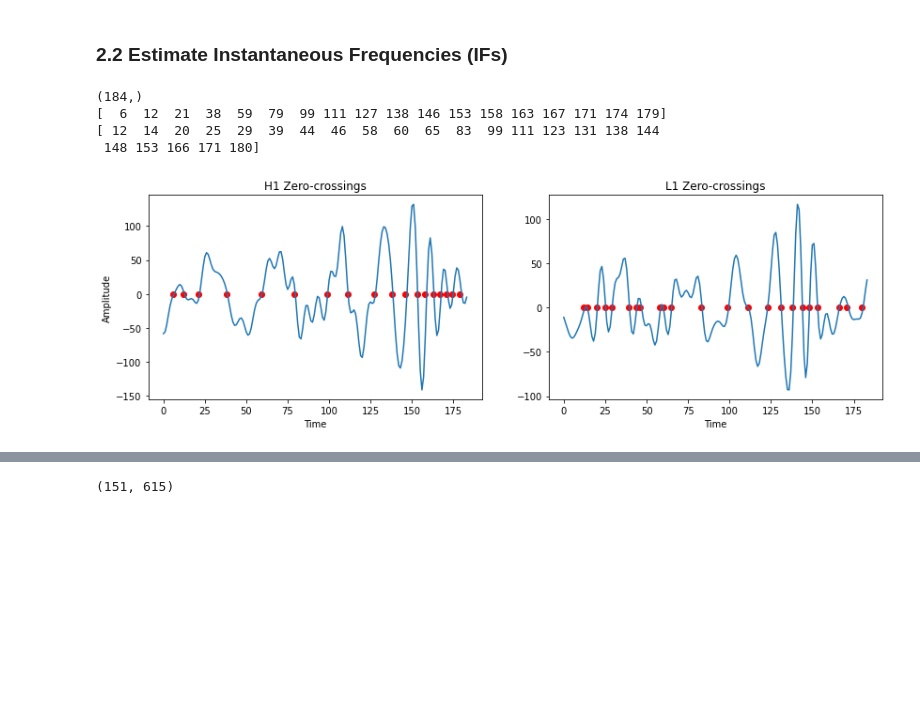
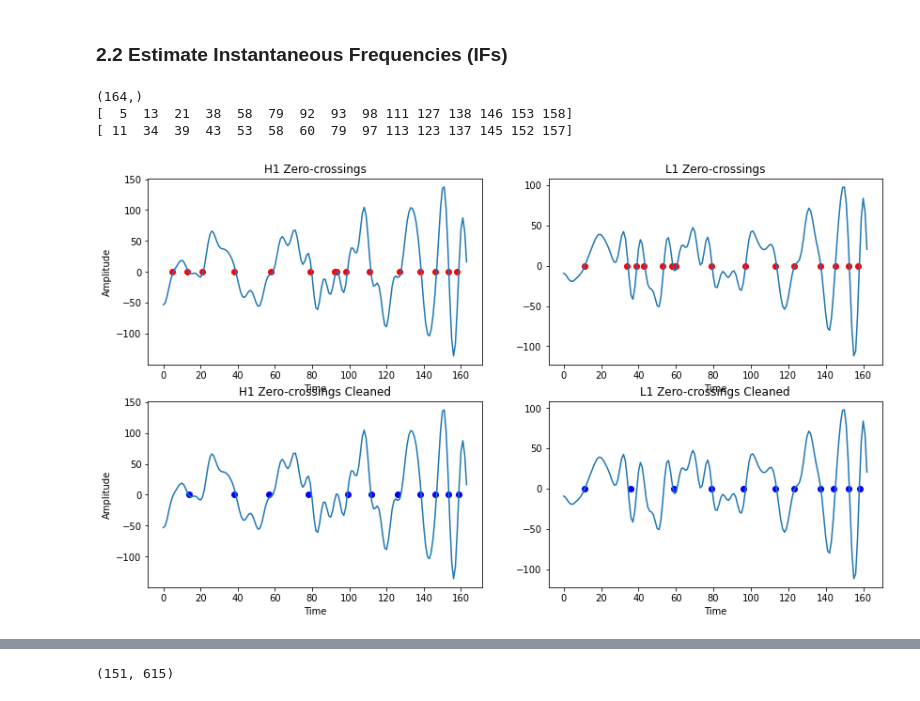
Before and after one commit to xli2522/simple-BBH-waveform, a Jupyter notebook: simple_BBH_waveform.ipynb, the cells around one changed output, grey strips where cells are left out. Drawn from its saved outputs; the diff is of its cells as text; code cells hidden in the pictures; blank space fills up the shorter version.

```diff
--- a/simple_BBH_waveform.ipynb
+++ b/simple_BBH_waveform.ipynb
@@ -114,8 +108,8 @@ white_hdata = (conditionedhdata.to_frequencyseries() / psdh**0.5).to_timeseries(
 white_ldata = (conditionedldata.to_frequencyseries() / psdl**0.5).to_timeseries()
 
 # Apply high pass and low pass (frequency) filter again
-white_hdata = white_hdata.highpass_fir(30., 500).lowpass_fir(300, 512)
-white_ldata = white_ldata.highpass_fir(30., 500).lowpass_fir(300, 512)
+white_hdata = white_hdata.highpass_fir(30., 500).lowpass_fir(300, 1000)
+white_ldata = white_ldata.highpass_fir(30., 500).lowpass_fir(300, 1000)
 
 # Select the time around the merger (0.2 s before, 0.1 s after)
 white_hdata = white_hdata.time_slice(merger.time-.2, merger.time+.1)
@@ -139,29 +133,42 @@ pylab.show()
 ! pip install -q 'TFchirp==0.0.2'
 # %%
 # identify the zero-crossings in the detector signal
-white_hdata_crop = white_hdata[int(0.15*rate):int(0.24*rate)]; white_ldata_crop = white_ldata[int(0.15*rate):int(0.24*rate)]
+white_hdata_crop = white_hdata[int(0.15*rate):int(0.23*rate)]+5; white_ldata_crop = white_ldata[int((0.15-0.0069)*rate):int((0.23-0.0069)*rate)]-5      # elevate signals
 print(white_hdata_crop.shape)
 zero_hcrossings = np.where(np.diff(np.sign(white_hdata_crop)))[0]; zero_lcrossings = np.where(np.diff(np.sign(white_ldata_crop)))[0]
 print(zero_hcrossings); print(zero_lcrossings)
 # %% [output]
-(184,)
-[  6  12  21  38  59  79  99 111 127 138 146 153 158 163 167 171 174 179]
-[ 12  14  20  25  29  39  44  46  58  60  65  83  99 111 123 131 138 144
- 148 153 166 171 180]
+(164,)
+[  5  13  21  38  58  79  92  93  98 111 127 138 146 153 158]
+[ 11  34  39  43  53  58  60  79  97 113 123 137 145 152 157]
 # %%
 # plot the zero-crossings
-fig, ax = plt.subplots(1,2)
-fig.set_size_inches(14, 4)
-ax[0].plot(white_hdata_crop)
-ax[0].scatter(zero_hcrossings, np.zeros(len(zero_hcrossings)), c='r')
-ax[0].set_xlabel('Time')
-ax[0].set_ylabel('Amplitude')
-ax[0].set_title('H1 Zero-crossings')
-ax[1].plot(white_ldata_crop)
-ax[1].scatter(zero_lcrossings, np.zeros(len(zero_lcrossings)), c='r')
-ax[1].set_xlabel('Time')
-ax[1].set_title('L1 Zero-crossings')
+fig, ax = plt.subplots(2,2)
+fig.set_size_inches(14, 8)
+ax[0,0].plot(white_hdata_crop)
+ax[0,0].scatter(zero_hcrossings, np.zeros(len(zero_hcrossings)), c='r')
+ax[0,0].set_xlabel('Time')
+ax[0,0].set_ylabel('Amplitude')
+ax[0,0].set_title('H1 Zero-crossings')
+ax[0,1].plot(-white_ldata_crop)
+ax[0,1].scatter(zero_lcrossings, np.zeros(len(zero_lcrossings)), c='r')
+ax[0,1].set_xlabel('Time')
+ax[0,1].set_title('L1 Zero-crossings')
+
+zero_hcrossings_clean = [  14, 38,57,  78 , 99, 112, 126 ,138, 146, 153 ,159 ]              # 200 lowpass crossing
+zero_lcrossings_clean = [ 11, 36 , 59,  79,  96 ,113, 123, 137, 144 ,152, 158]             # 200 lowpass crossing
+ax[1,0].plot(white_hdata_crop)
+ax[1,0].scatter(zero_hcrossings_clean, np.zeros(len(zero_hcrossings_clean)), c='b')
+ax[1,0].set_xlabel('Time')
+ax[1,0].set_ylabel('Amplitude')
+ax[1,0].set_title('H1 Zero-crossings Cleaned')
+ax[1,1].plot(-white_ldata_crop)
+ax[1,1].scatter(zero_lcrossings_clean, np.zeros(len(zero_lcrossings_clean)), c='b')
+ax[1,1].set_xlabel('Time')
+ax[1,1].set_title('L1 Zero-crossings Cleaned')
+
 plt.show()
+IF_sample = [42, 47, 50, 43, 55, 71,74,86,120,195]
 # %% [output]
-[figure, old version]
+[figure, new version]
 # %%
```
Also changed, not shown: parts of 7 cells of this notebook.
